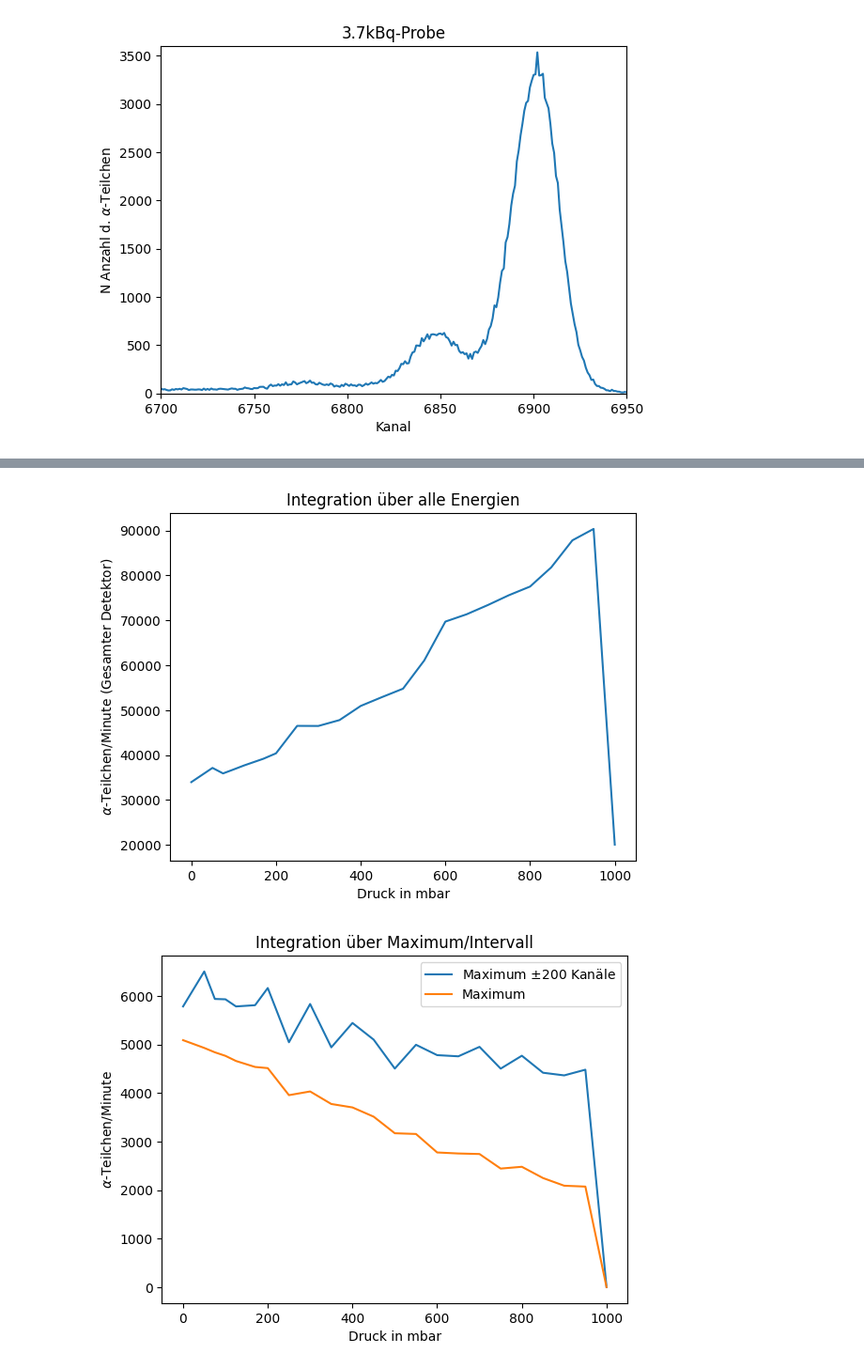
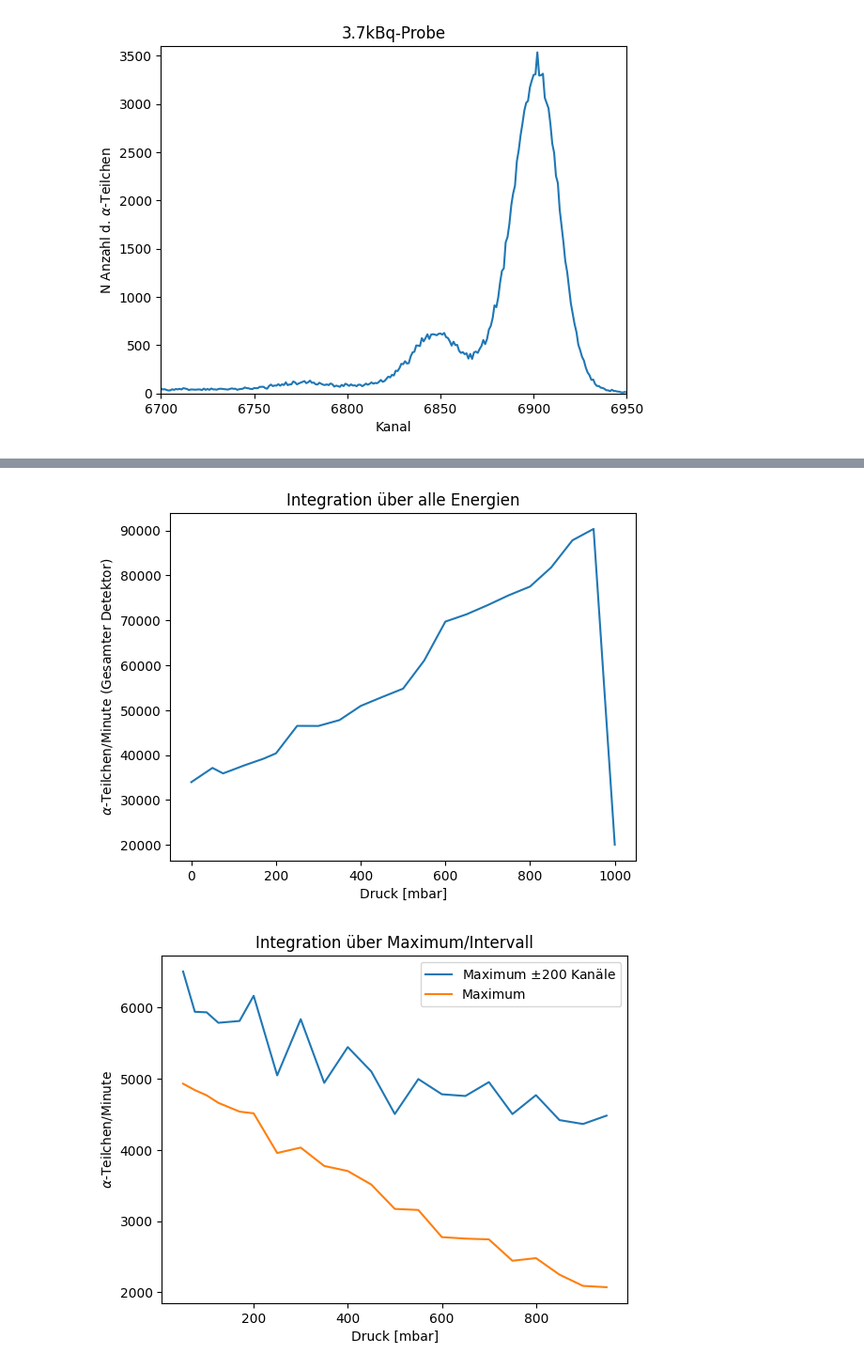
Before and after one commit to CaptainNikon/PPF-Uni-Potsdam, a Jupyter notebook: K1/calc.ipynb, the cells around one changed output, grey strips where cells are left out. Shown: that part at 94% size. Cells and saved outputs as stored; diff of their text form; code cells hidden in the pictures.

```diff
--- a/K1/calc.ipynb
+++ b/K1/calc.ipynb
@@ -47,3 +54,14 @@ plt.savefig("Plots/calibration.pdf")
 # %% [output]
 6902
 [figure]
+# %%
+#Berechnung der Maxima zur Kalibration
+formax = []
+for i in range(6800,6875):
+    formax.append(dcalibration[i])
+print(6800 + np.argmax(formax))
+
+formax = []
+for i in range(6876,6950):
+    formax.append(dcalibration[i])
+print(6876 + np.argmax(formax))
@@ -50,7 +71,11 @@ plt.savefig("Plots/calibration.pdf")
 # %%
+#lineare Kalibration grafisch Dargestellt
+
+#Werte für Kanal und zugehörige Energie
 alpha = np.array([5442,5484])
-canals = np.array([6850,6902])
+canals = np.array([6852,6902])
 
+#lineare Regression
 reg = linear_model.LinearRegression()
 newcanals = canals.reshape(-1,1)
 reg.fit(newcanals,alpha)
@@ -60,7 +85,7 @@ b = reg.intercept_
 plt.scatter(canals,alpha, label = r"Kalibrationspunkte",color="orange")
 plt.plot(canals, m*canals+b, label = "Linearer Fit: ("+ str(np.round(float(m),2))+"*Kanal"+str(np.round(b,2))+")eV")
 plt.xlabel("Kanal")
-plt.ylabel("Energie in eV")
+plt.ylabel("Energie [eV]")
 plt.legend(loc = 0)
 plt.savefig("Plots/linearfit.pdf")
 # %% [output]
@@ -68,12 +93,13 @@ plt.savefig("Plots/linearfit.pdf")
 # %%
+#Alle Messungen in einem Diagramm dargestellt und kalibriert
 xlen = np.arange(len(d1))
 for i in range(23):
     yax = values[i]/times[i]-dempty/962
-    plt.plot(m*xlen+b,yax[0:], label = str(rangevalues[i])+" mbar")
+    plt.plot((m*xlen+b)/1000,yax[0:], label = str(rangevalues[i])+" mbar")
 plt.legend(loc = 0, prop={'size': 7})
 plt.ylabel(r"$\alpha$-Teilchen/Minute")
-plt.xlabel("Energie in eV")
+plt.xlabel("Energie [MeV]")
 plt.title("Messreihe")
-plt.axis([0,6500,0,20])
+plt.axis([0,6.5,0,20])
 plt.savefig("Plots/Allmeasures.pdf")
 # %% [output]
@@ -81,32 +107,33 @@ plt.savefig("Plots/Allmeasures.pdf")
 # %%
+#Integration über alle Energien
 sums = []
 for i in range(23):
     valpermin = values[i]/times[i]
     sums.append(sum(valpermin))
 plt.plot(rangevalues[0:23],sums)
-plt.xlabel(r"Druck in mbar")
+plt.xlabel(r"Druck [mbar]")
 plt.ylabel(r"$\alpha$-Teilchen/Minute (Gesamter Detektor)")
 plt.title("Integration über alle Energien")
-#plt.legend(loc = 0)
 plt.savefig("Plots/nosense.pdf")
 # %% [output]
-[figure, old version]
+[figure, new version]
 # %%
+#Integration über Maxima bzw. Delta Maxima
 sums, maxlist = [],[]
-for i in range(23):
+for i in range(1,22): #Berechnung ohne 0 und 1 bar
     valpermin = values[i]/times[i]
-    maximum = np.argmax(valpermin[200:])
+    maximum = np.argmax(valpermin[200:]) #Maxima erst nach Index 200 wegen Hintergrundrauschen
     maxlist.append(maximum)
     upper = maximum+200
     lower = maximum-200
     sums.append(sum(valpermin[lower:upper]))
-plt.plot(rangevalues[0:23],sums,label= r"Maximum $\pm$200 Kanäle")
-plt.plot(rangevalues[0:23],maxlist,label = r"Maximum")
+plt.plot(rangevalues[1:22],sums,label= r"Maximum $\pm$200 Kanäle")
+plt.plot(rangevalues[1:22],maxlist,label = r"Maximum")
 plt.legend(loc=0)
-plt.xlabel("Druck in mbar")
+plt.xlabel("Druck [mbar]")
 plt.title("Integration über Maximum/Intervall")
 plt.ylabel(r"$\alpha$-Teilchen/Minute")
-plt.savefig("Plots/Teilchen je Minute.pdf")
+plt.savefig("Plots/TjM wo0&1bar.pdf")
 # %% [output]
-[figure, old version]
+[figure, new version]
 # %%
```
Also changed, not shown: parts of 12 cells of this notebook, 10 other files.
